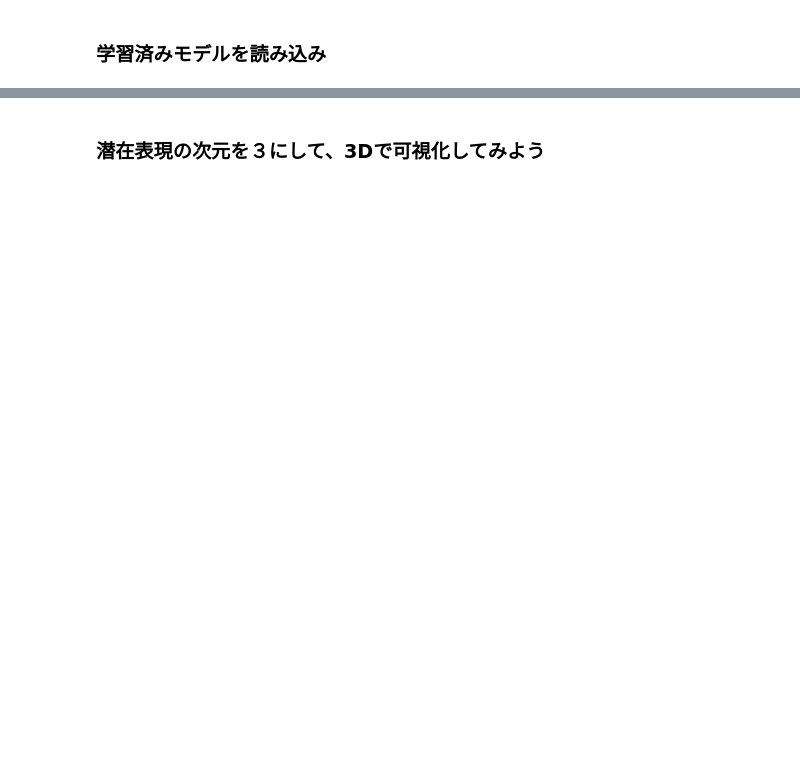
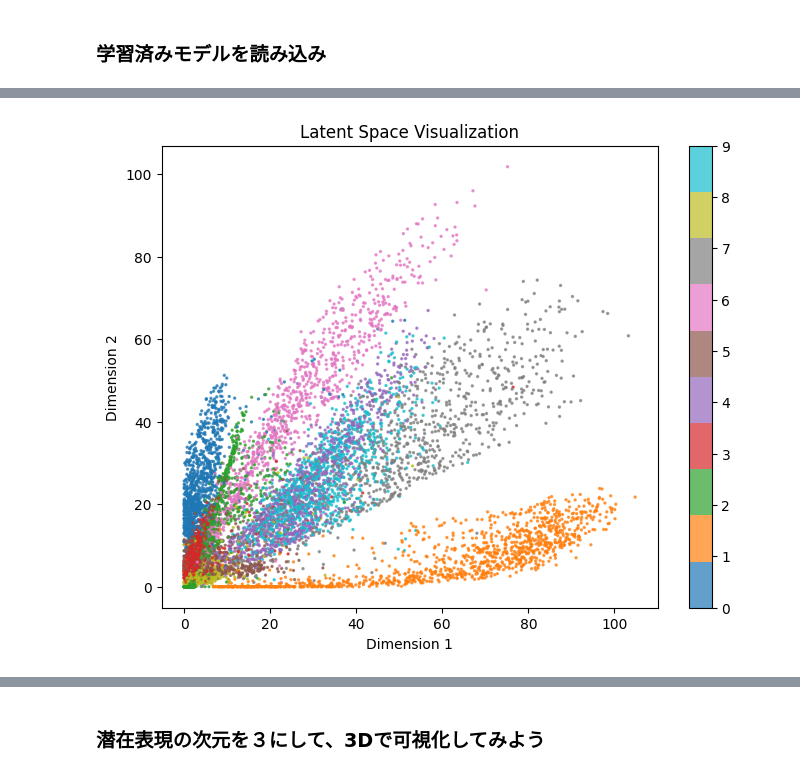
Before and after one commit to coraldx5/generativeai_intro_book, a Jupyter notebook: chap08_mnist_digit_AutoEncoder.ipynb, the cells around one changed output, grey strips where cells are left out. Cells and saved outputs as stored; diff of their text form; code cells hidden in the pictures; blank space fills up the shorter version.

```diff
--- a/chap08_mnist_digit_AutoEncoder.ipynb
+++ b/chap08_mnist_digit_AutoEncoder.ipynb
@@ -259,0 +388,12 @@ plt.show()
+# %%
+# @title ### すべての検証用画像の潜在表現を出力しよう
+# @markdown - 合計10,000枚の検証用画像の潜在表現をプロットします
+plt.figure(figsize=(8, 6))
+plt.scatter(encoded_imgs01[:, 0], encoded_imgs01[:, 1], c=y_test, s=2, alpha=0.7,cmap='tab10')
+plt.colorbar()
+plt.xlabel('Dimension 1')
+plt.ylabel('Dimension 2')
+plt.title('Latent Space Visualization')
+plt.show()
+# %% [output]
+[figure, added]
```
Also changed, not shown: parts of 68 cells of this notebook.
